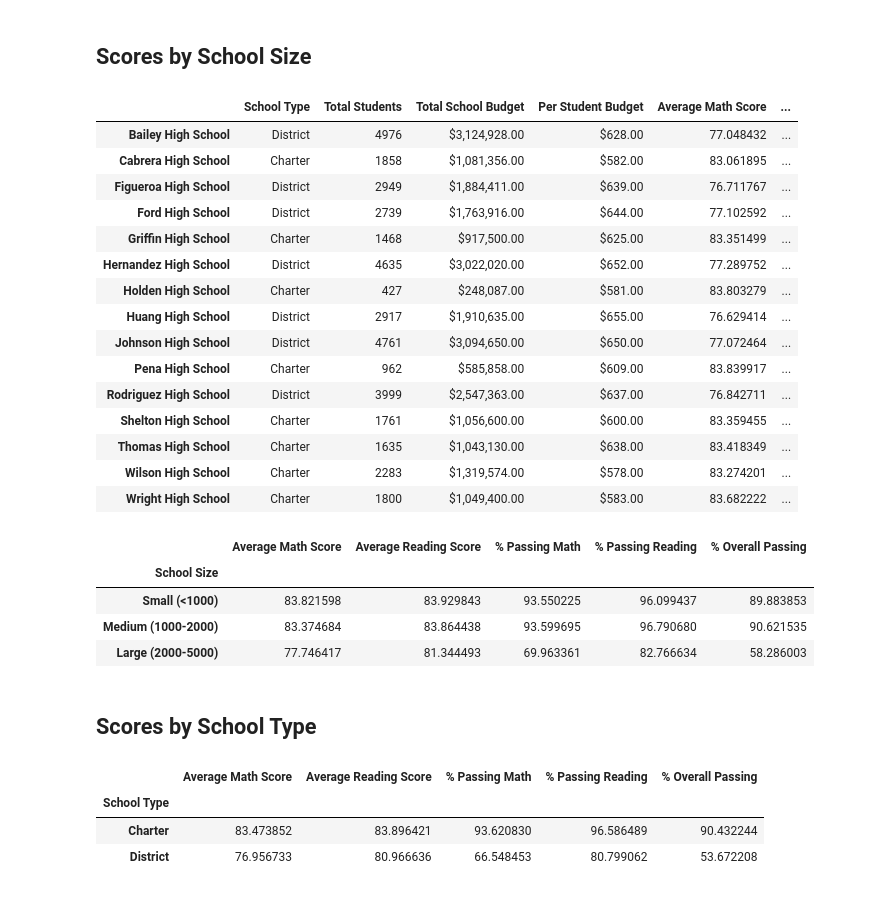
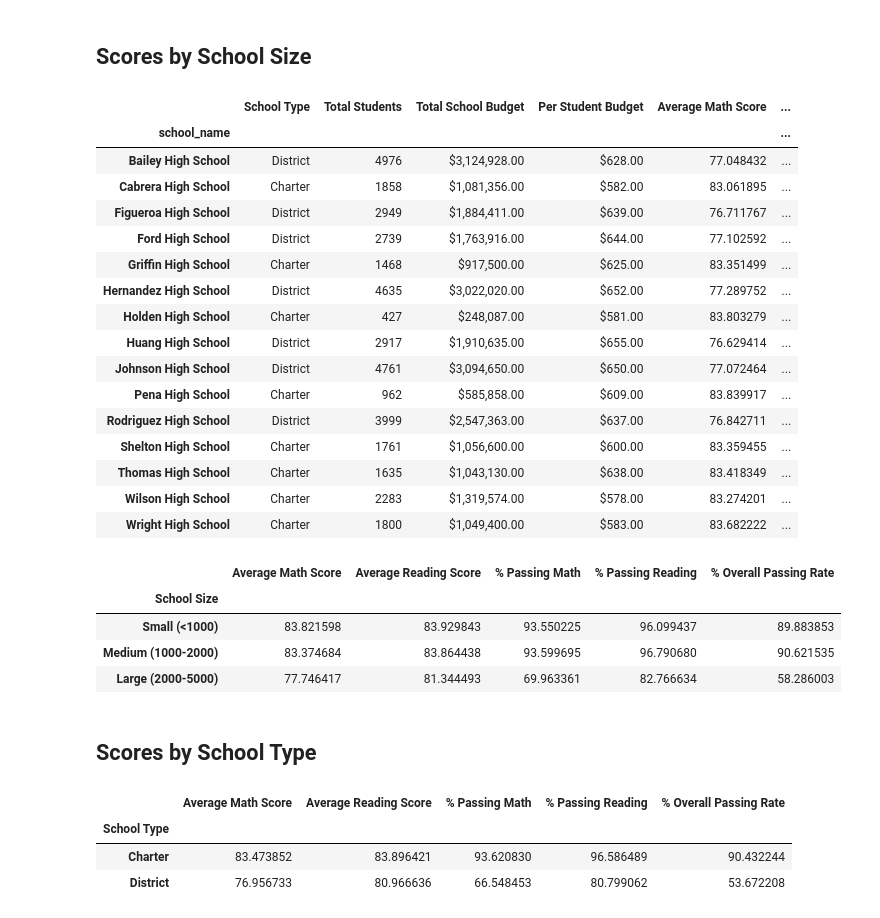
Before and after one commit to apizana/pandas-challenge, a Jupyter notebook: PyCitySchools/PyCitySchools_starter.ipynb, the cells around one changed output. Saved outputs shown, nothing was run; the diff lists cells and outputs as text; code cells hidden in the pictures.

```diff
--- a/PyCitySchools/PyCitySchools_starter.ipynb
+++ b/PyCitySchools/PyCitySchools_starter.ipynb
@@ -118,4 +205,5 @@ per_school_reading =
 # %%
 # Calculate the number of students per school with math scores of 70 or higher
-students_passing_math =
-school_students_passing_math =
+students_passing_math = school_data_complete[(school_data_complete["math_score"] >= 70)]
+school_students_passing_math = students_passing_math.groupby(["school_name"]).size()
+school_students_passing_math
@@ -122,4 +228,5 @@ school_students_passing_math =
 # %%
 # Calculate the number of students per school with reading scores of 70 or higher
-students_passing_reading =
-school_students_passing_reading =
+students_passing_reading = school_data_complete[(school_data_complete["reading_score"] >= 70)]
+school_students_passing_reading = students_passing_reading.groupby(["school_name"]).size()
+school_students_passing_reading
@@ -136,7 +280,18 @@ per_school_passing_reading = school_students_passing_reading / per_school_counts
 overall_passing_rate = school_students_passing_math_and_reading / per_school_counts * 100
 # %%
 # Create a DataFrame called `per_school_summary` with columns for the calculations above.
-per_school_summary =
+per_school_summary = pd.DataFrame({
+    "School Type": school_types,
+    "Total Students": per_school_counts,
+    "Total School Budget": per_school_budget,
+    "Per Student Budget": per_school_capita,
+    "Average Math Score": per_school_math_avg,
+    "Average Reading Score": per_school_reading_avg,
+    '% Passing Math': per_school_passing_math,
+    '% Passing Reading':  per_school_passing_reading,
+    "% Overall Passing": overall_passing_rate,
+})
+
 
 # Formatting
 per_school_summary["Total School Budget"] = per_school_summary["Total School Budget"].map("${:,.2f}".format)
@@ -328,10 +497,11 @@ labels = ["Small (<1000)", "Medium (1000-2000)", "Large (2000-5000)"]
 # Categorize the spending based on the bins
 # Use `pd.cut` on the "Total Students" column of the `per_school_summary` DataFrame.
 
-per_school_summary["School Size"] =
+per_school_summary["School Size"] = pd.cut(per_school_summary["Total Students"], size_bins, labels=labels)
 per_school_summary
 # %% [output]
 |  | School Type | Total Students | Total School Budget | Per Student Budget | Average Math Score | ... |
+| school_name |  |  |  |  |  | ... |
 | Bailey High School | District | 4976 | $3,124,928.00 | $628.00 | 77.048432 | ... |
 | Cabrera High School | Charter | 1858 | $1,081,356.00 | $582.00 | 83.061895 | ... |
 | Figueroa High School | District | 2949 | $1,884,411.00 | $639.00 | 76.711767 | ... |
@@ -357,12 +527,16 @@ size_overall_passing = per_school_summary.groupby(["School Size"])["% Overall Pa
 # %%
 # Create a DataFrame called `size_summary` that breaks down school performance based on school size (small, medium, or large).
 # Use the scores above to create a new DataFrame called `size_summary`
-size_summary =
+size_summary =pd.DataFrame({"Average Math Score" : size_math_scores,
+                             "Average Reading Score": size_reading_scores,
+                             "% Passing Math": size_passing_math,
+                             "% Passing Reading": size_passing_reading,
+                             "% Overall Passing Rate": size_overall_passing})
 
 # Display results
 size_summary
 # %% [output]
-|  | Average Math Score | Average Reading Score | % Passing Math | % Passing Reading | % Overall Passing |
+|  | Average Math Score | Average Reading Score | % Passing Math | % Passing Reading | % Overall Passing Rate |
 | School Size |  |  |  |  |  |
 | Small (<1000) | 83.821598 | 83.929843 | 93.550225 | 96.099437 | 89.883853 |
 | Medium (1000-2000) | 83.374684 | 83.864438 | 93.599695 | 96.790680 | 90.621535 |
@@ -378,12 +552,16 @@ average_percent_passing_reading_by_type = per_school_summary.groupby(["School Ty
 average_percent_overall_passing_by_type = per_school_summary.groupby(["School Type"])["% Overall Passing"].mean()
 # %%
 # Assemble the new data by type into a DataFrame called `type_summary`
-type_summary =
+type_summary = pd.DataFrame({"Average Math Score" : average_math_score_by_type,
+                             "Average Reading Score": average_reading_score_by_type,
+                             "% Passing Math": average_percent_passing_math_by_type,
+                             "% Passing Reading": average_percent_passing_reading_by_type,
+                             "% Overall Passing Rate": average_percent_overall_passing_by_type})
 
 # Display results
 type_summary
 # %% [output]
-|  | Average Math Score | Average Reading Score | % Passing Math | % Passing Reading | % Overall Passing |
+|  | Average Math Score | Average Reading Score | % Passing Math | % Passing Reading | % Overall Passing Rate |
 | School Type |  |  |  |  |  |
 | Charter | 83.473852 | 83.896421 | 93.620830 | 96.586489 | 90.432244 |
 | District | 76.956733 | 80.966636 | 66.548453 | 80.799062 | 53.672208 |
```
Also changed, not shown: parts of 20 cells of this notebook, 1 other file.
